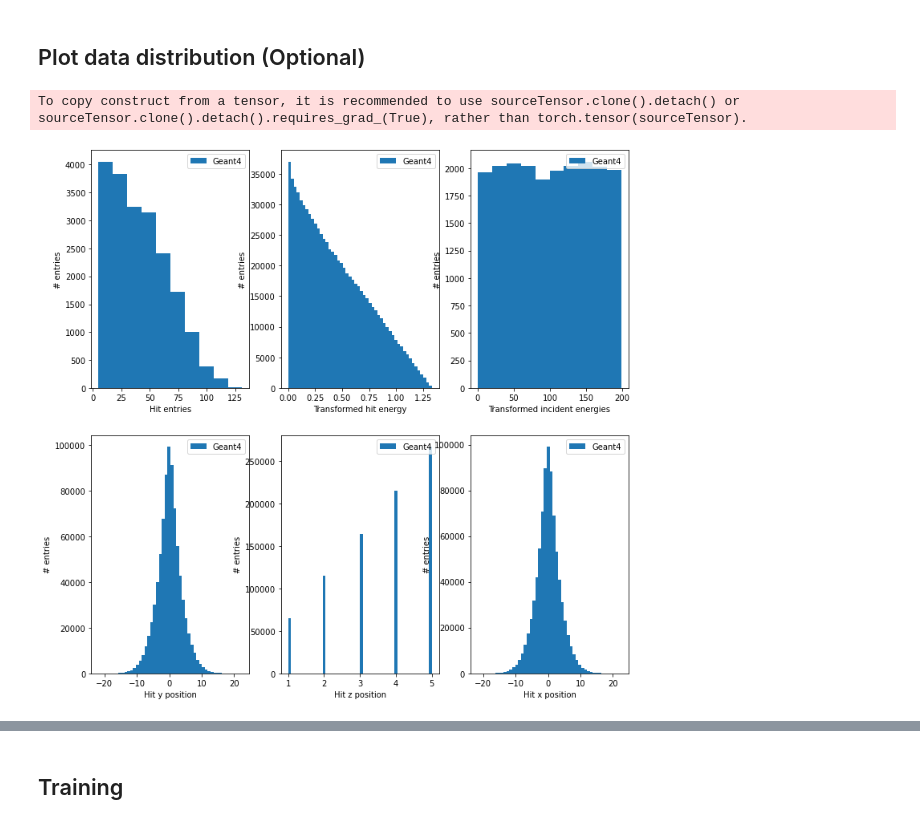
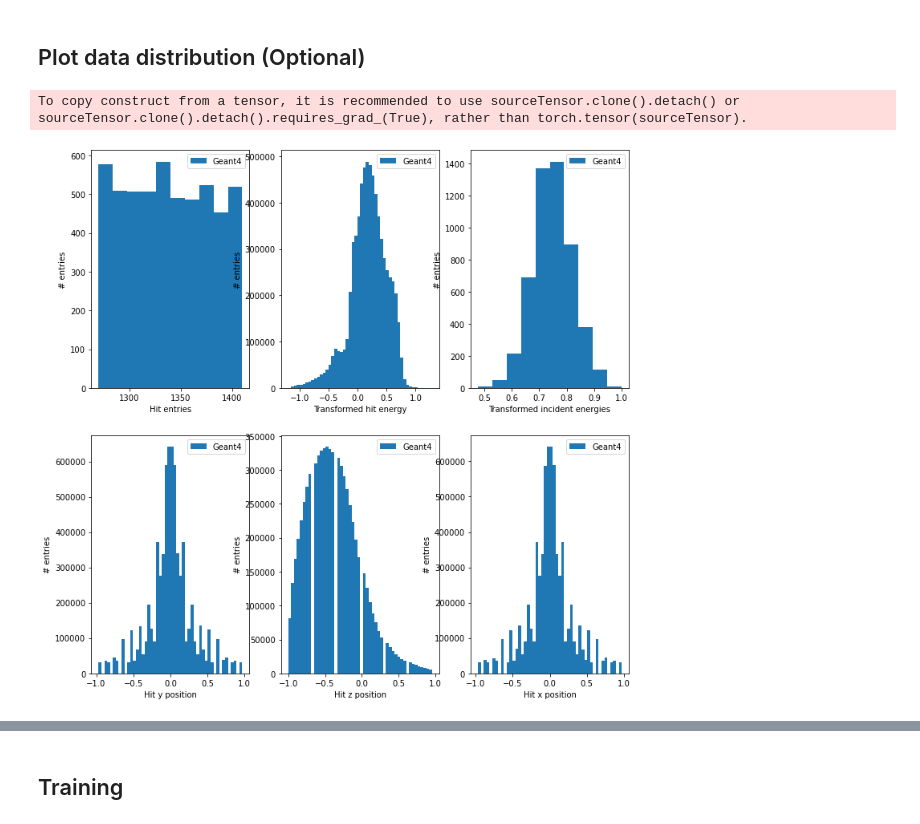
Before and after one commit to AlbertHsuNTUphys/tdsm_encoder, a Jupyter notebook: tdsm_encoder.ipynb, the cells around one changed output, grey strips where cells are left out. Saved outputs shown, nothing was run; the diff lists cells and outputs as text; code cells hidden in the pictures.

```diff
--- a/tdsm_encoder.ipynb
+++ b/tdsm_encoder.ipynb
@@ -110,11 +123,11 @@ To copy construct from a tensor, it is recommended to use sourceTensor.clone().d
 # %% [markdown]
 ## Plot data distribution (Optional)
 # %%
-plot_file_name = "samples/toy_model.pt"
-custom_data = util.dataset_structure.cloud_dataset(plot_file_name,device=device, transform=transform, transform_y=transform_y)
+plot_file_name = "samples/dataset_2_tensor_padding_euclidian_nentry1270To1410.pt"
+custom_data = util.dataset_structure.cloud_dataset(plot_file_name,device=device, transform=transform, transform_y=transform_y, transformed=True)
 point_clouds_loader = DataLoader(custom_data, batch_size=150, shuffle=False)
 fig = util.display.plot_distribution(point_clouds_loader, label="Geant4")
 fig.show()
 # %% [output]
 To copy construct from a tensor, it is recommended to use sourceTensor.clone().detach() or sourceTensor.clone().detach().requires_grad_(True), rather than torch.tensor(sourceTensor).
-[figure, old version]
+[figure, new version]
```
Also changed, not shown: parts of 18 cells of this notebook, 4 other files.
